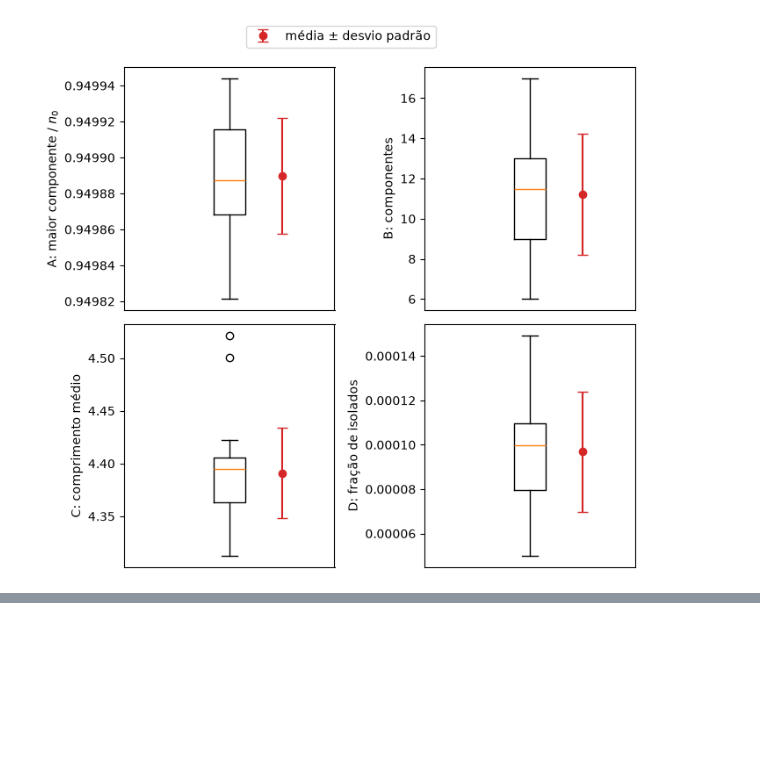
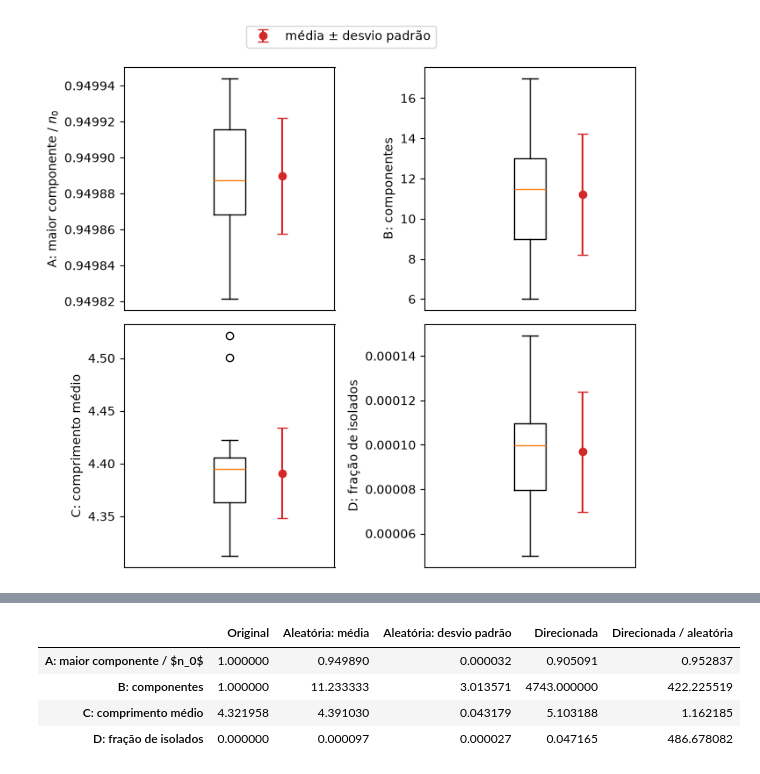
Before and after one commit to Augustocfq/snap-flickr-MATA53, a Jupyter notebook: main.ipynb, the cells around one changed output, grey strips where cells are left out. Drawn from its saved outputs; the diff is of its cells as text; code cells hidden in the pictures; blank space fills up the shorter version.

```diff
--- a/main.ipynb
+++ b/main.ipynb
@@ -1347,0 +1378,27 @@ plt.show()
+# %%
+metric_names = ["A: maior componente / $n_0$", "B: componentes", "C: comprimento médio", "D: fração de isolados"]
+original = measure_robustness_metrics(n0, edges, np.array([], dtype=int), SAMPLE_SIZE, np.random.default_rng(SEED))
+targeted = measure_robustness_metrics(n0, edges, ranking[:removed_count], SAMPLE_SIZE, np.random.default_rng(SEED))
+random_metrics = pd.DataFrame(
+    pd.read_pickle(CACHE_DIR / f"robustez_aleatoria_repeticoes30_amostra{SAMPLE_SIZE}_lcc.pkl"),
+    columns=["Semente", "Vértices removidos", *metric_names],
+)[metric_names]
+
+comparison = pd.DataFrame(
+    {
+        "Original": original,
+        "Aleatória: média": random_metrics.mean(),
+        "Aleatória: desvio padrão": random_metrics.std(),
+        "Direcionada": targeted,
+    },
+    index=metric_names,
+)
+comparison["Direcionada / aleatória"] = comparison["Direcionada"] / comparison["Aleatória: média"]
+comparison.style.format(thousands=".", decimal=",", precision=6).to_latex(TABLES_DIR / "robustez_comparacao.tex", hrules=True)
+comparison
+# %% [output]
+|  | Original | Aleatória: média | Aleatória: desvio padrão | Direcionada | Direcionada / aleatória |
+| A: maior componente / $n_0$ | 1.000000 | 0.949890 | 0.000032 | 0.905091 | 0.952837 |
+| B: componentes | 1.000000 | 11.233333 | 3.013571 | 4743.000000 | 422.225519 |
+| C: comprimento médio | 4.321958 | 4.391030 | 0.043179 | 5.103188 | 1.162185 |
+| D: fração de isolados | 0.000000 | 0.000097 | 0.000027 | 0.047165 | 486.678082 |
```
Also changed, not shown: parts of 9 cells of this notebook, 3 other files.
